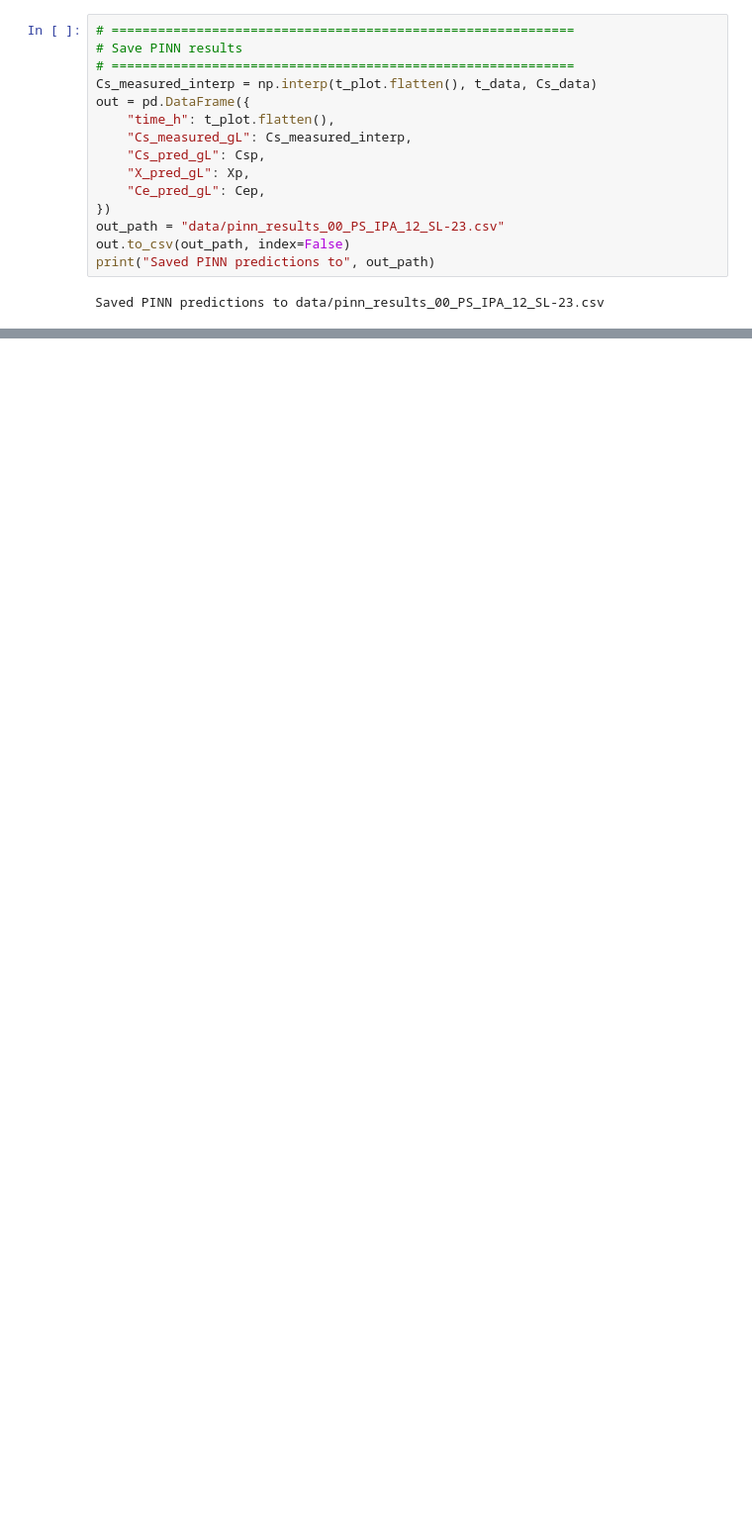
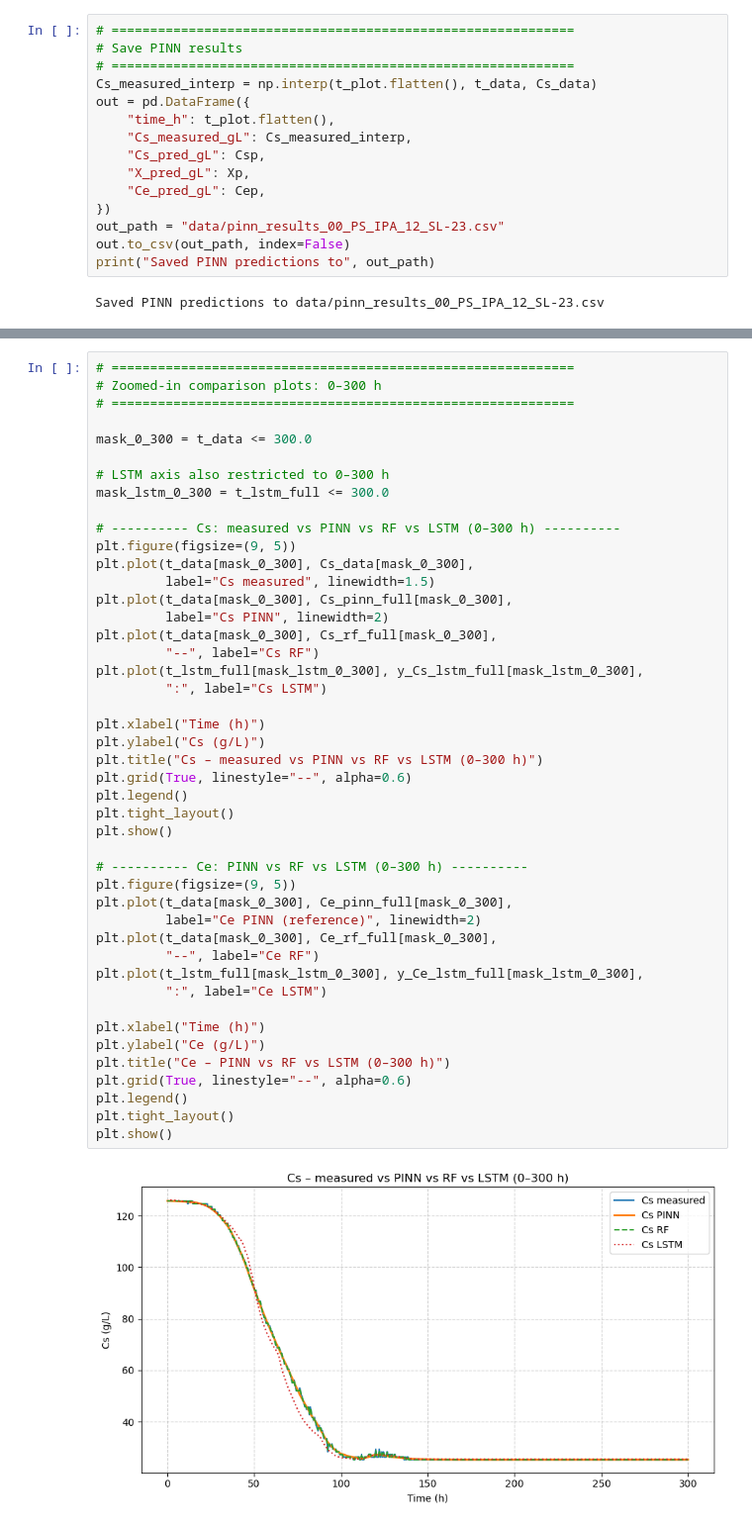
Before and after one commit to EmmanuelLwele/Physics-Informed-Beer-Fermentation-Modelling, a Jupyter notebook: Physics_Informed_Beer_Fermentation_Modelling.ipynb, the cells around one changed output, grey strips where cells are left out. Shown at 99% size. Cells and saved outputs as stored; diff of their text form; blank space fills up the shorter version.

```diff
--- a/Physics_Informed_Beer_Fermentation_Modelling.ipynb
+++ b/Physics_Informed_Beer_Fermentation_Modelling.ipynb
@@ -1694,0 +1769,47 @@ plt.show()
+# %%
+# ============================================================
+# Zoomed-in comparison plots: 0–300 h
+# ============================================================
+
+mask_0_300 = t_data <= 300.0
+
+# LSTM axis also restricted to 0–300 h
+mask_lstm_0_300 = t_lstm_full <= 300.0
+
+# ---------- Cs: measured vs PINN vs RF vs LSTM (0–300 h) ----------
+plt.figure(figsize=(9, 5))
+plt.plot(t_data[mask_0_300], Cs_data[mask_0_300],
+         label="Cs measured", linewidth=1.5)
+plt.plot(t_data[mask_0_300], Cs_pinn_full[mask_0_300],
+         label="Cs PINN", linewidth=2)
+plt.plot(t_data[mask_0_300], Cs_rf_full[mask_0_300],
+         "--", label="Cs RF")
+plt.plot(t_lstm_full[mask_lstm_0_300], y_Cs_lstm_full[mask_lstm_0_300],
+         ":", label="Cs LSTM")
+
+plt.xlabel("Time (h)")
+plt.ylabel("Cs (g/L)")
+plt.title("Cs – measured vs PINN vs RF vs LSTM (0–300 h)")
+plt.grid(True, linestyle="--", alpha=0.6)
+plt.legend()
+plt.tight_layout()
+plt.show()
+
+# ---------- Ce: PINN vs RF vs LSTM (0–300 h) ----------
+plt.figure(figsize=(9, 5))
+plt.plot(t_data[mask_0_300], Ce_pinn_full[mask_0_300],
+         label="Ce PINN (reference)", linewidth=2)
+plt.plot(t_data[mask_0_300], Ce_rf_full[mask_0_300],
+         "--", label="Ce RF")
+plt.plot(t_lstm_full[mask_lstm_0_300], y_Ce_lstm_full[mask_lstm_0_300],
+         ":", label="Ce LSTM")
+
+plt.xlabel("Time (h)")
+plt.ylabel("Ce (g/L)")
+plt.title("Ce – PINN vs RF vs LSTM (0–300 h)")
+plt.grid(True, linestyle="--", alpha=0.6)
+plt.legend()
+plt.tight_layout()
+plt.show()
+# %% [output]
+[figure, added]
```
Also changed, not shown: parts of 14 cells of this notebook.
